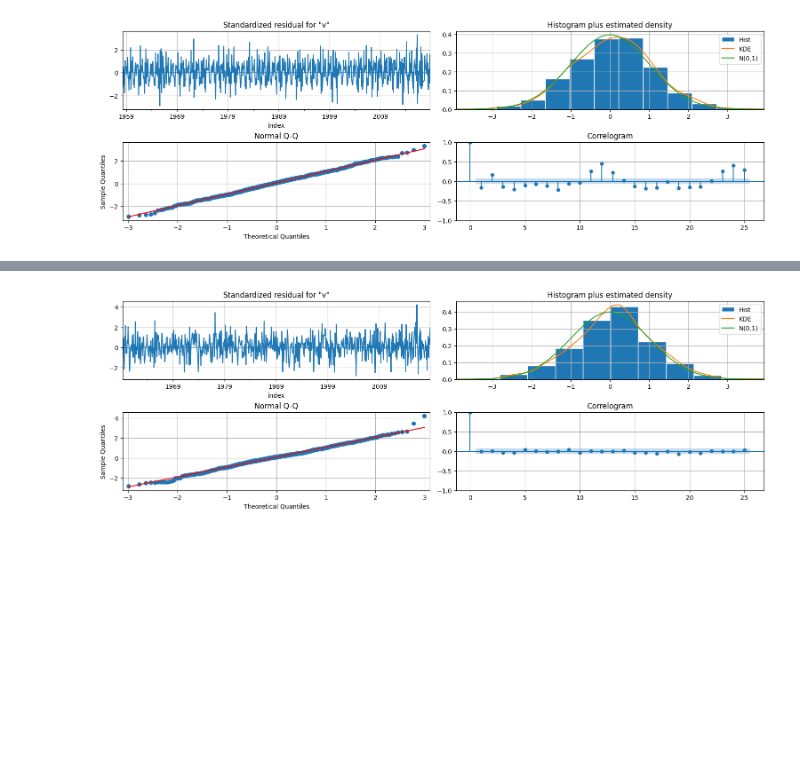
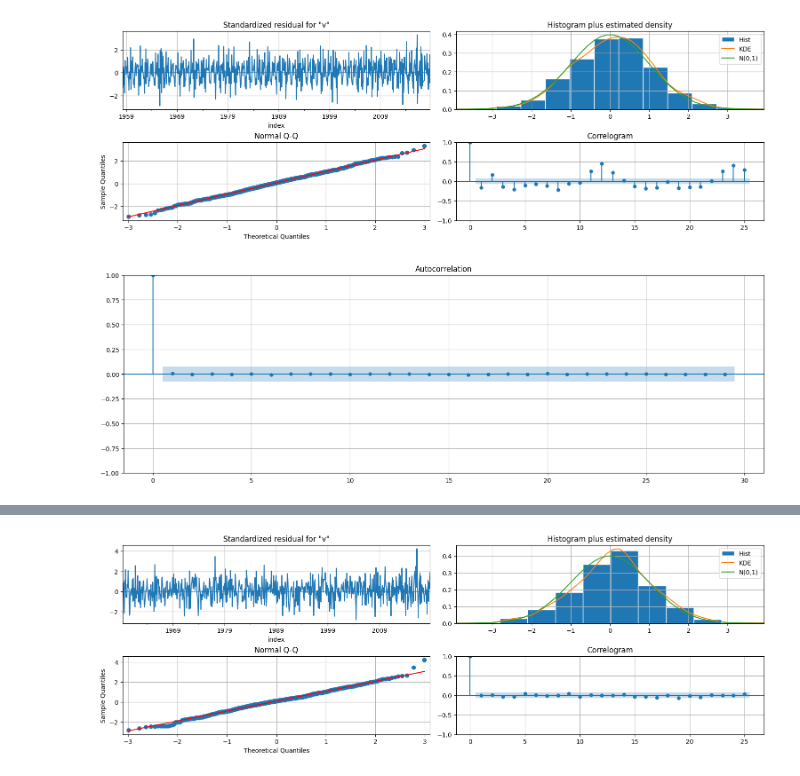
Before and after one commit to guigadea/curso_series_temporales_v2, a Jupyter notebook: parciales/Parcial de Analisis Predictivo de Series Temporales - 2022.ipynb, the cells around one changed output, grey strips where cells are left out. Drawn from its saved outputs; the diff is of its cells as text; code cells hidden in the pictures; blank space fills up the shorter version.

```diff
--- a/parciales/Parcial de Analisis Predictivo de Series Temporales - 2022.ipynb
+++ b/parciales/Parcial de Analisis Predictivo de Series Temporales - 2022.ipynb
@@ -300,3 +300,7 @@ Warnings:
 fit_ar2_i1.plot_diagnostics(lags=25);
 # %% [output]
 [figure]
+# %%
+plot_acf(fit_ar2_i1_resid,bartlett_confint=False);
+# %% [output]
+[figure, added]
```
Also changed, not shown: parts of 14 cells of this notebook, 1 other file.
